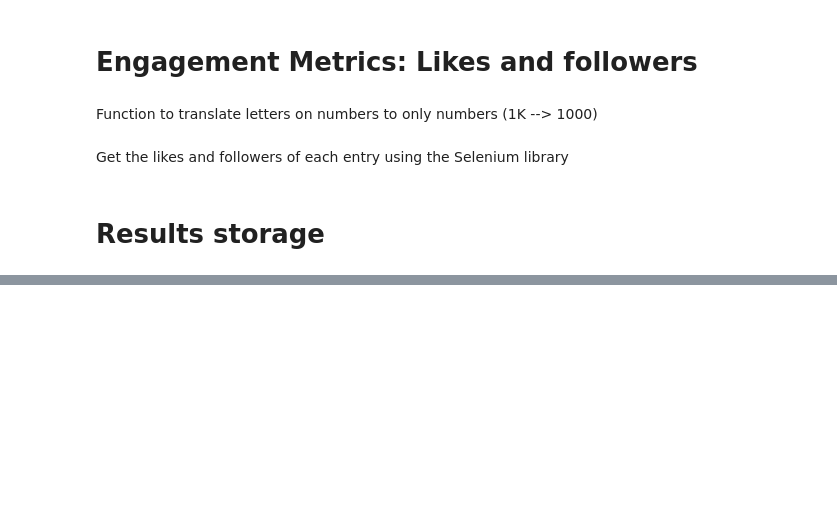
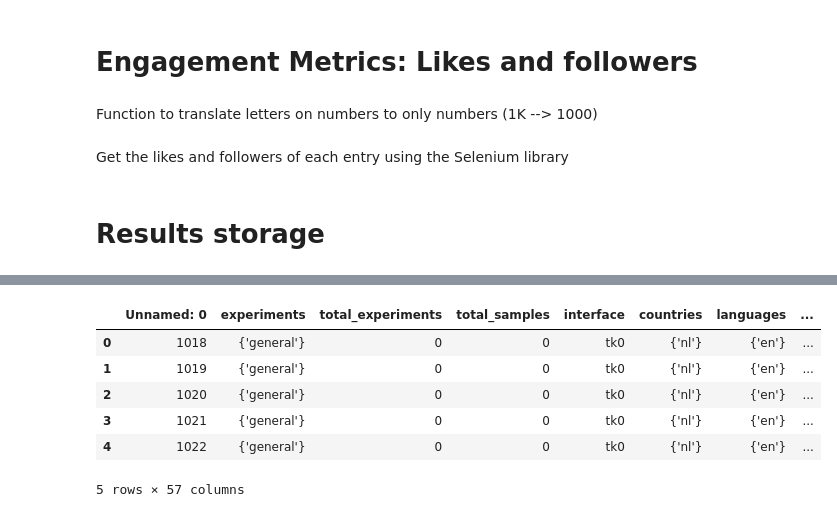
Before and after one commit to AdriaLeon/TFG, a Jupyter notebook: code/dataset_creation/dataset_creation.ipynb, the cells around one changed output, grey strips where cells are left out. Saved outputs shown, nothing was run; the diff lists cells and outputs as text; code cells hidden in the pictures; blank space fills up the shorter version.

```diff
--- a/code/dataset_creation/dataset_creation.ipynb
+++ b/code/dataset_creation/dataset_creation.ipynb
@@ -320,8 +320,8 @@ right = [
     "ESN", "AfD", "Republika", "Reconquête", "NOWA NADZIEJA", "Mi Hazánk",
     "PP", "Partido Popular", "CDU", "Agir", "MoDem", "Ensemble", "LFA", "RE",
     "LR", "CDA", "NSC", "IDP", "CSU", "FDP", "FW", "Junts", "ZP", "NPD", "PVV",
-    "FvD", "European People's Party", "Progressive Alliance of Socialists & Democrats"
-]
+    "FvD", "European People's Party", "Progressive Alliance of Socialists & Democrats", "PO",
+    "PSL", "BBB", "CDA", "NSC", "Familie", "ÖDP", "UDR"]
 
 # It is possible that it is needed to change the abbr. of the parties with their full name so they are detected
 # %% [markdown]
@@ -443,0 +446,2 @@ df.to_csv("TikTokEuropeanElections_Abortion_War.csv", index=False)
+# %%
+df = pd.read_csv("../dataset/TikTokEuropeanElections_Abortion_War.csv")
@@ -443,0 +549,43 @@ df.to_csv("TikTokEuropeanElections_Abortion_War.csv", index=False)
+# %%
+def analyze_ideology(description):
+    if not isinstance(description, str):
+        return pd.Series([np.nan, 0.0, 0.0, []])
+
+    found_left = [
+        party for party in left
+        if re.search(r'\b' + re.escape(party) + r'\b', description, flags=re.IGNORECASE)
+    ]
+    found_right = [
+        party for party in right
+        if re.search(r'\b' + re.escape(party) + r'\b', description, flags=re.IGNORECASE)
+    ]
+
+    parties_mentioned = found_left + found_right
+    total_found = len(parties_mentioned)
+
+    if total_found == 0:
+        perc_left = perc_right = 0.0
+        ideology = "no mention"
+    else:
+        perc_left = len(found_left) / total_found
+        perc_right = len(found_right) / total_found
+        if perc_left > perc_right:
+            ideology = "left"
+        elif perc_right > perc_left:
+            ideology = "right"
+        else:
+            ideology = "mixed"
+
+    return pd.Series([ideology, perc_left, perc_right, parties_mentioned])
+# %%
+df[["ideology", "% left", "% right", "parties_mentioned"]] = df["description"].apply(analyze_ideology)
+# %%
+df.head()
+# %% [output]
+|  | Unnamed: 0 | experiments | total_experiments | total_samples | interface | countries | languages | ... |
+| 0 | 1018 | {'general'} | 0 | 0 | tk0 | {'nl'} | {'en'} | ... |
+| 1 | 1019 | {'general'} | 0 | 0 | tk0 | {'nl'} | {'en'} | ... |
+| 2 | 1020 | {'general'} | 0 | 0 | tk0 | {'nl'} | {'en'} | ... |
+| 3 | 1021 | {'general'} | 0 | 0 | tk0 | {'nl'} | {'en'} | ... |
+| 4 | 1022 | {'general'} | 0 | 0 | tk0 | {'nl'} | {'en'} | ... |
+5 rows × 57 columns
```
Also changed, not shown: parts of 4 cells of this notebook, 22 other files.
